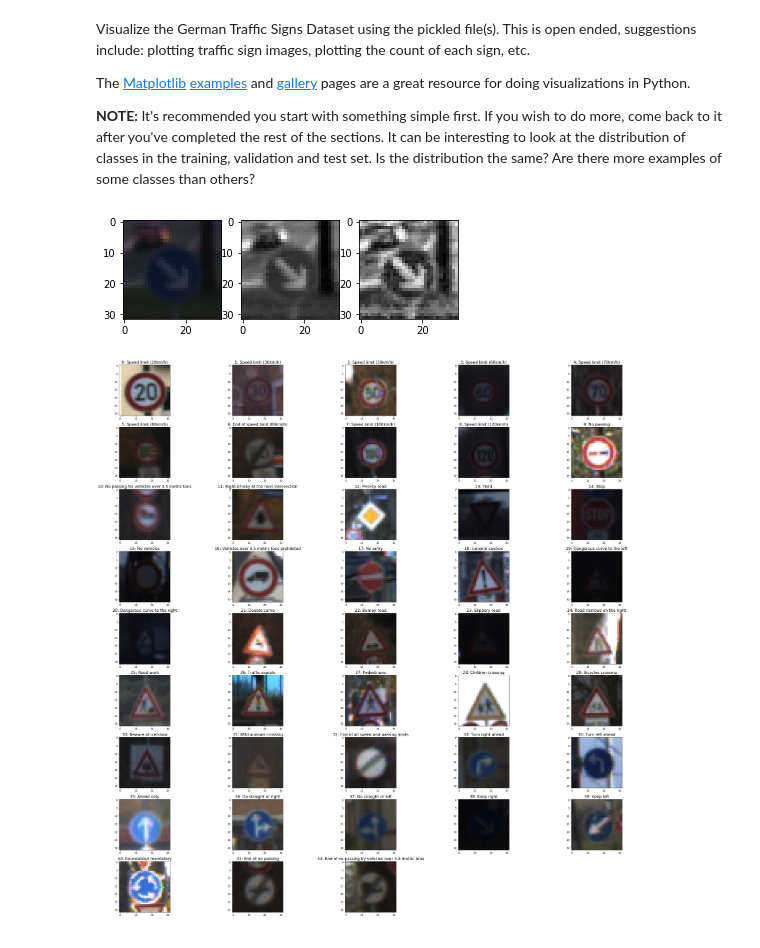
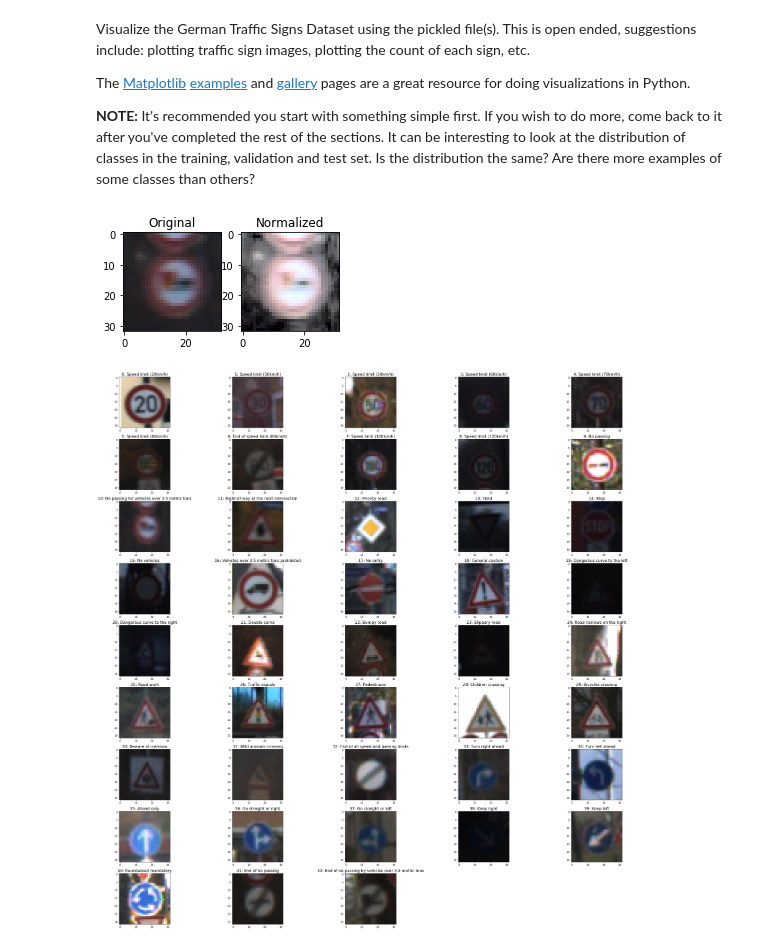
Before and after one commit to chriscab83/CarND-Traffic-Sign-Classifier-Project, a Jupyter notebook: Traffic_Sign_Classifier_2.ipynb, the cells around one changed output. Saved outputs shown, nothing was run; the diff lists cells and outputs as text; code cells hidden in the pictures.

Commit message:
removed gray scale normalization. added another conv layer to neural net. implemented step 4 to show the activation of the conv layers.

```diff
--- a/Traffic_Sign_Classifier_2.ipynb
+++ b/Traffic_Sign_Classifier_2.ipynb
@@ -93,32 +93,31 @@ with open('signnames.csv', mode='r') as infile:
 # %%
 import numpy as np
 import cv2
 import matplotlib.pyplot as plt
 import random
 from skimage import exposure
 # Visualizations will be shown in the notebook.
 %matplotlib inline
 
 # display single random image for verification
 idx = random.randint(0, len(X_train))
 img = X_train[idx]
 
 fig = plt.figure()
 ax1 = fig.add_subplot(2,3,1)
 ax1.imshow(img)
+ax1.set_title('Original')
 
-gray = cv2.cvtColor(img, cv2.COLOR_BGR2GRAY)
+norm = cv2.cvtColor(img, cv2.COLOR_RGB2YCR_CB)
+norm[:,:,0] = cv2.equalizeHist(norm[:,:,0])
+norm = cv2.cvtColor(norm, cv2.COLOR_YCrCb2RGB)
 ax2 = fig.add_subplot(2,3,2)
-ax2.imshow(gray, cmap='gray')
+ax2.imshow(norm)
+ax2.set_title('Normalized')
 
-equalized = (gray / 255.).astype(np.float32)
-equalized = exposure.equalize_adapthist(equalized)
-ax3 = fig.add_subplot(2,3,3)
-ax3.imshow(equalized, cmap='gray')
-
-plt.savefig('./writeup_imgs/grayscale.jpg')
+plt.savefig('./writeup_imgs/normalized.jpg')
 # %% [output]
-[figure, old version]
+[figure, new version]
 # %%
 # display example of each class
 fig = plt.figure(figsize=(32,32))
```
Also changed, not shown: parts of 32 cells of this notebook, 13 other files.
